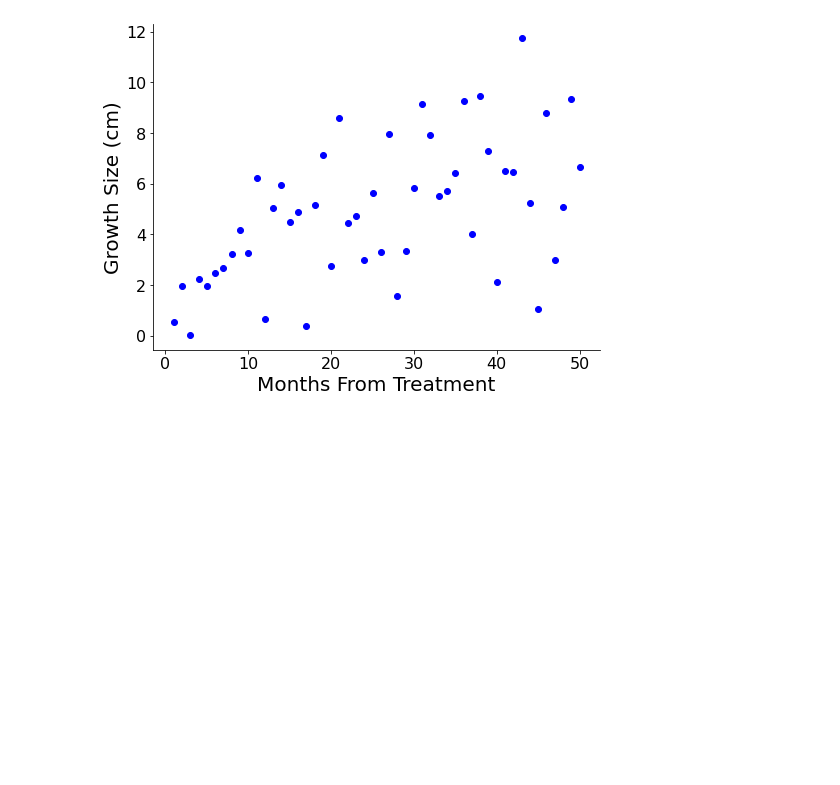
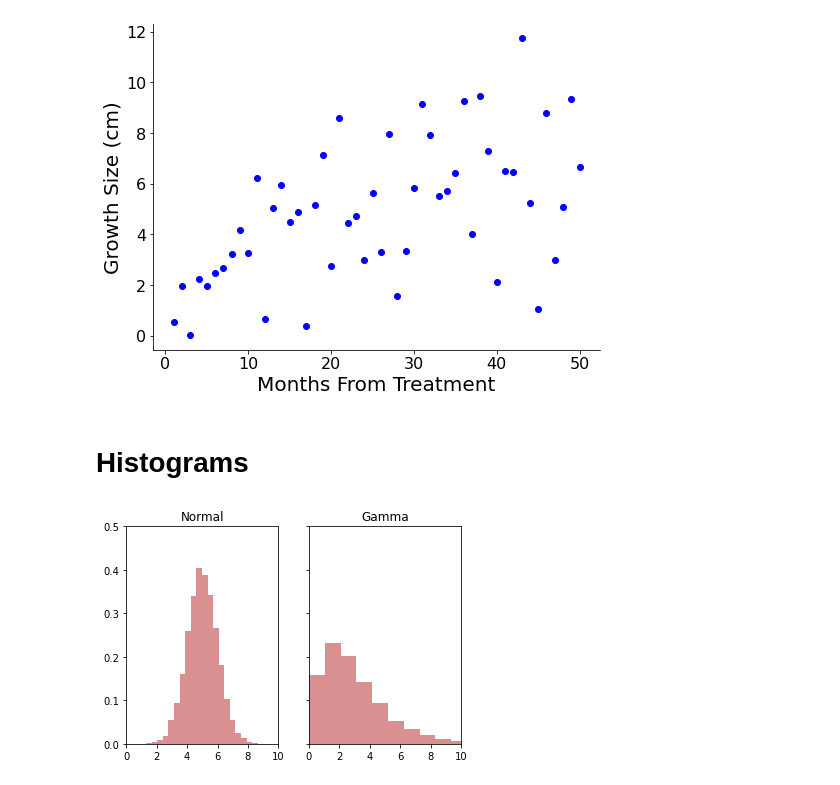
Before and after one commit to joshfuchs/DataScience_projects, a Jupyter notebook: figure_examples.ipynb, the cells around one changed output. Saved outputs shown, nothing was run; the diff lists cells and outputs as text; code cells hidden in the pictures; blank space fills up the shorter version.

```diff
--- a/figure_examples.ipynb
+++ b/figure_examples.ipynb
@@ -324,3 +325,28 @@ ax.axes.spines['right'].set_visible(False)
 ax.axes.spines['top'].set_visible(False)
 # %% [output]
 [figure]
+# %% [markdown]
+# Histograms
+# %%
+fig, (ax1,ax2) = plt.subplots(1, 2, sharex=True, sharey=True)
+axs = [ax1,ax2]
+
+ax1.set_xlim(0,10)
+ax1.set_ylim(0,0.5)
+
+# generate 4 random variables from the random, gamma, exponential, and uniform distributions
+# we will center all of these on
+hist_x1 = np.random.normal(5, 1, 10000)
+hist_x2 = np.random.gamma(2, 1.5, 10000)
+
+
+# Plot the data
+ax1.hist(hist_x1, density=True, bins=20, alpha=0.5,color='firebrick')
+ax2.hist(hist_x2, density=True, bins=20, alpha=0.5,color='firebrick')
+
+
+#Make it looks nicer
+ax1.title.set_text('Normal')
+ax2.title.set_text('Gamma')
+# %% [output]
+[figure, added]
```
Also changed, not shown: parts of 4 cells of this notebook.
